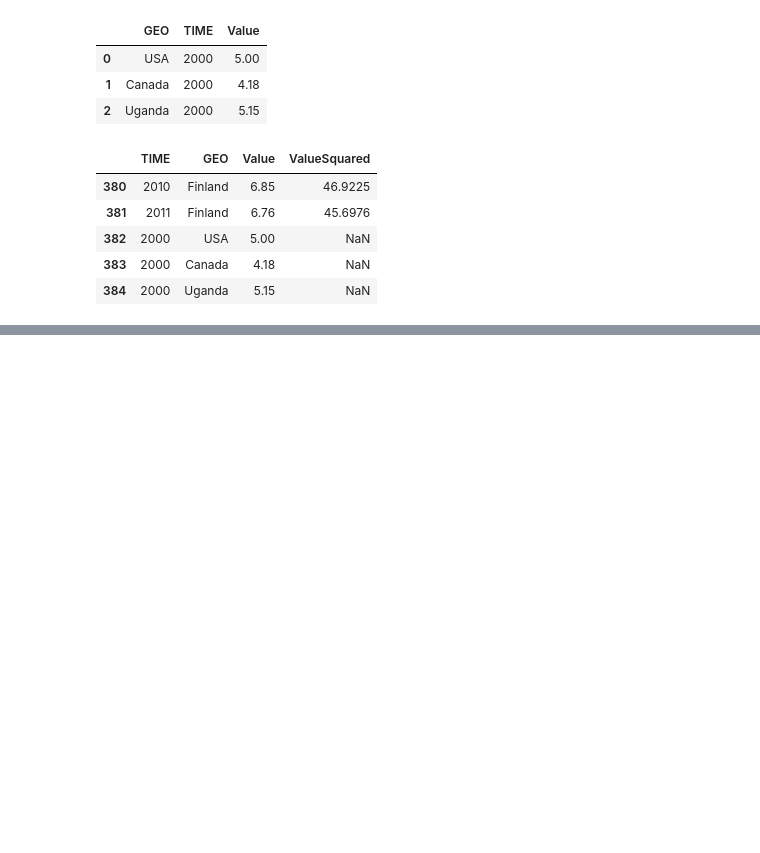
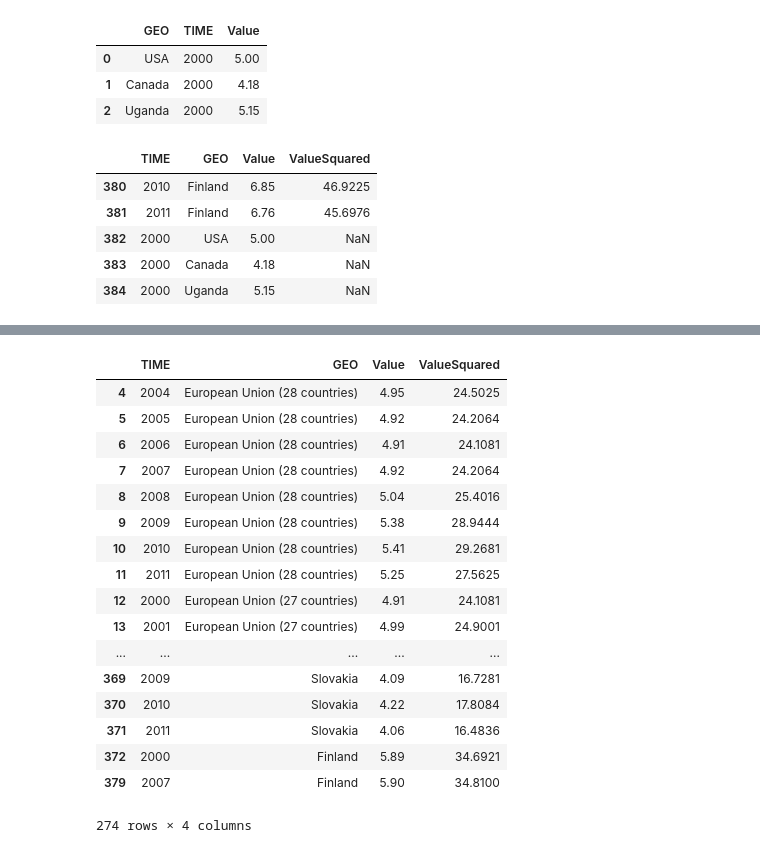
Before and after one commit to adowg1/Math2212_Dowgiallo, a Jupyter notebook: Eurostat/M1_Eurostat.ipynb, the cells around one changed output, grey strips where cells are left out. Drawn from its saved outputs; the diff is of its cells as text; code cells hidden in the pictures; blank space fills up the shorter version.

```diff
--- a/Eurostat/M1_Eurostat.ipynb
+++ b/Eurostat/M1_Eurostat.ipynb
@@ -284,0 +309,22 @@ edu_new_rows.tail()
+# %%
+# Return the rows with value between 4 and 6
+edu[ (edu['Value'] > 4) & (edu['Value'] < 6) ]
+# %% [output]
+|  | TIME | GEO | Value | ValueSquared |
+| 4 | 2004 | European Union (28 countries) | 4.95 | 24.5025 |
+| 5 | 2005 | European Union (28 countries) | 4.92 | 24.2064 |
+| 6 | 2006 | European Union (28 countries) | 4.91 | 24.1081 |
+| 7 | 2007 | European Union (28 countries) | 4.92 | 24.2064 |
+| 8 | 2008 | European Union (28 countries) | 5.04 | 25.4016 |
+| 9 | 2009 | European Union (28 countries) | 5.38 | 28.9444 |
+| 10 | 2010 | European Union (28 countries) | 5.41 | 29.2681 |
+| 11 | 2011 | European Union (28 countries) | 5.25 | 27.5625 |
+| 12 | 2000 | European Union (27 countries) | 4.91 | 24.1081 |
+| 13 | 2001 | European Union (27 countries) | 4.99 | 24.9001 |
+| ... | ... | ... | ... | ... |
+| 369 | 2009 | Slovakia | 4.09 | 16.7281 |
+| 370 | 2010 | Slovakia | 4.22 | 17.8084 |
+| 371 | 2011 | Slovakia | 4.06 | 16.4836 |
+| 372 | 2000 | Finland | 5.89 | 34.6921 |
+| 379 | 2007 | Finland | 5.90 | 34.8100 |
+274 rows × 4 columns
```
Also changed, not shown: parts of 30 cells of this notebook, 1 other file.
